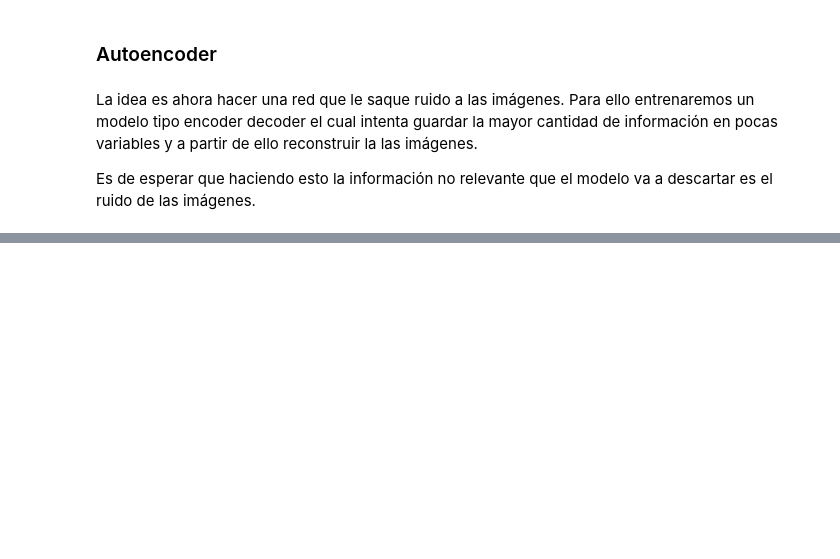
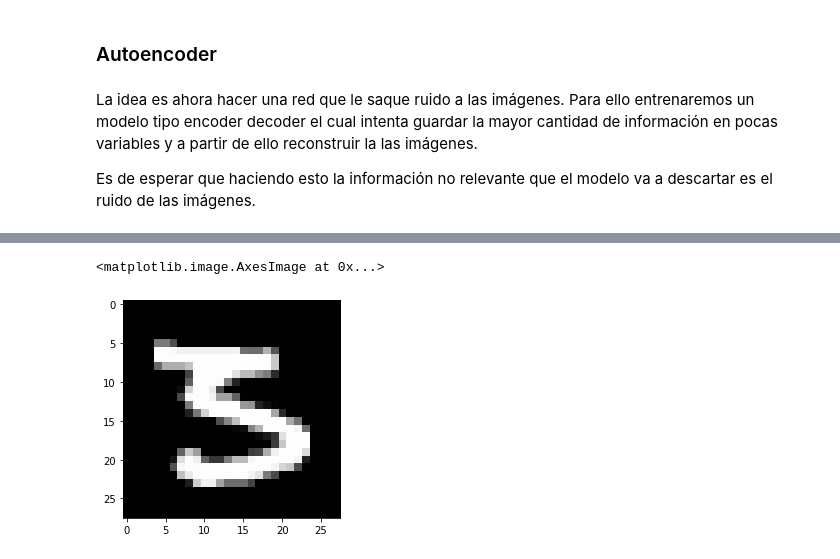
Before and after one commit to lambdaclass/data_etudes, a Jupyter notebook: clases/clase_7/clase_7_cnn.ipynb, the cells around one changed output, grey strips where cells are left out. Saved outputs shown, nothing was run; the diff lists cells and outputs as text; code cells hidden in the pictures; blank space fills up the shorter version.

```diff
--- a/clases/clase_7/clase_7_cnn.ipynb
+++ b/clases/clase_7/clase_7_cnn.ipynb
@@ -151,0 +177,8 @@ autoencoder.compile(optimizer='adadelta', loss='binary_crossentropy')
+# %%
+image = x_test[449].reshape(28,28)
+image_output = decoded_imgs[449].reshape(28,28)
+# %%
+plt.imshow(image)
+# %% [output]
+<matplotlib.image.AxesImage at 0x...>
+[figure, added]
```
Also changed, not shown: parts of 18 cells of this notebook.
